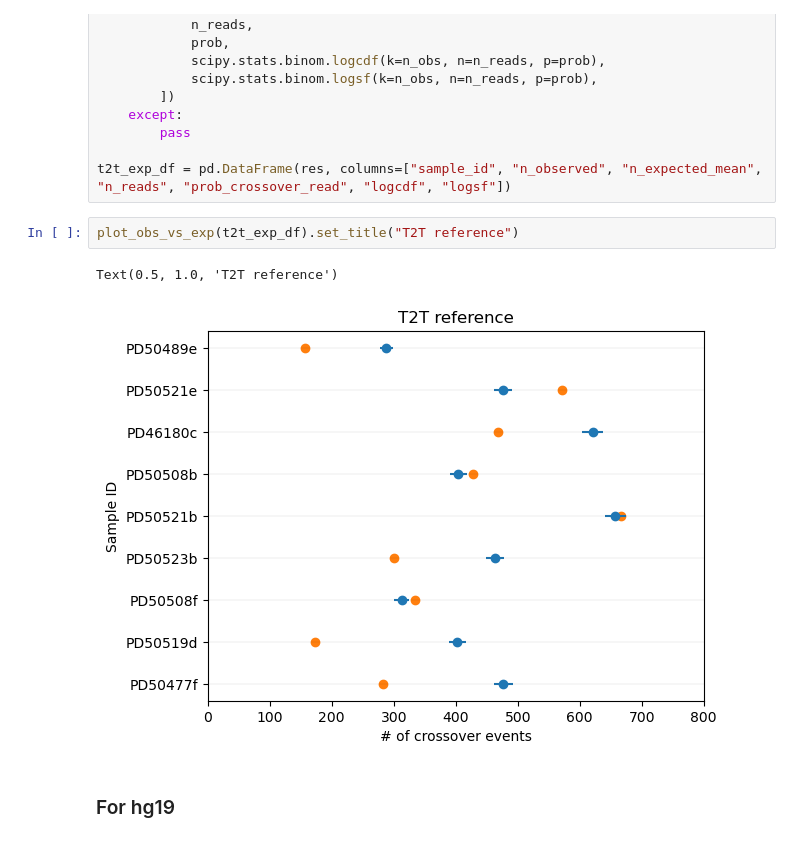
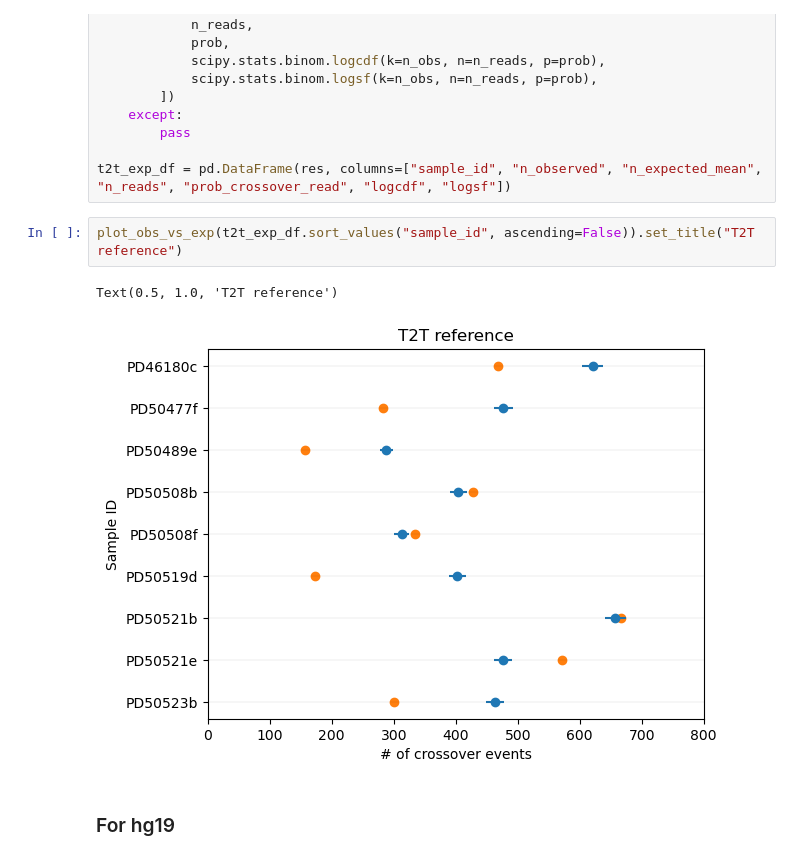
Before and after one commit to regevs/recombination, a Jupyter notebook: notebooks/20230918_compare_alignment_to_t2t.ipynb, the cells around one changed output. Drawn from its saved outputs; the diff is of its cells as text.

```diff
--- a/notebooks/20230918_compare_alignment_to_t2t.ipynb
+++ b/notebooks/20230918_compare_alignment_to_t2t.ipynb
@@ -239,10 +239,10 @@ for sample_id in sample_ids:
 
 t2t_exp_df = pd.DataFrame(res, columns=["sample_id", "n_observed", "n_expected_mean", "n_reads", "prob_crossover_read", "logcdf", "logsf"])
 # %%
-plot_obs_vs_exp(t2t_exp_df).set_title("T2T reference")
+plot_obs_vs_exp(t2t_exp_df.sort_values("sample_id", ascending=False)).set_title("T2T reference")
 # %% [output]
 Text(0.5, 1.0, 'T2T reference')
-[figure, old version]
+[figure, new version]
 # %% [markdown]
 ### For hg19
 # %%
```
Also changed, not shown: parts of 25 cells of this notebook, 5 other files.
